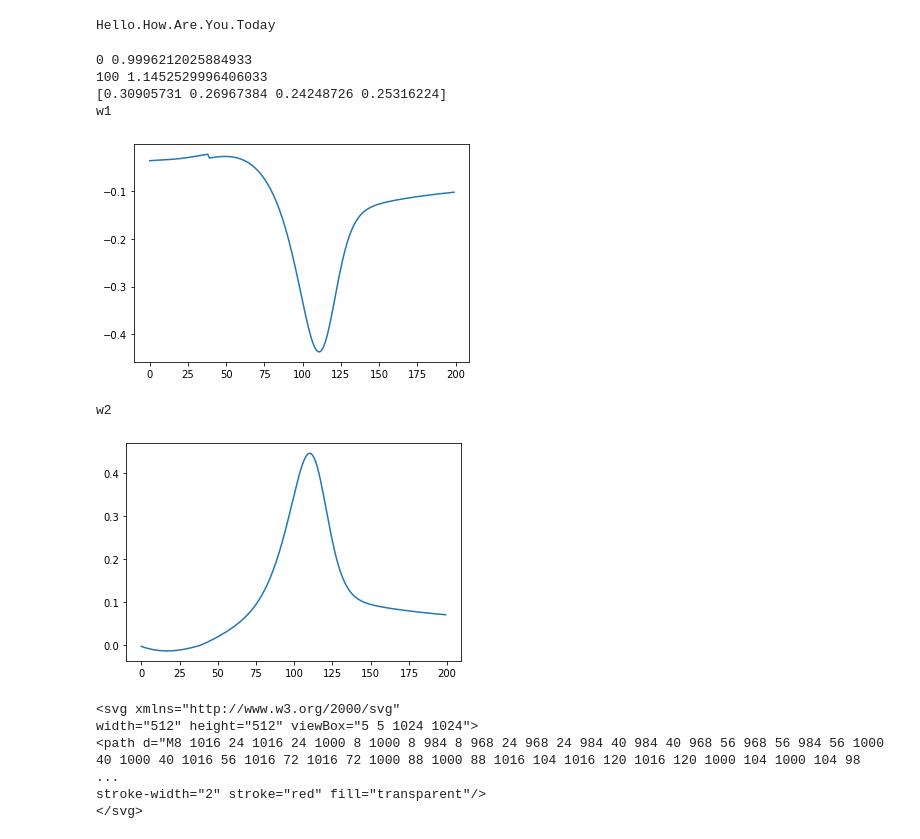
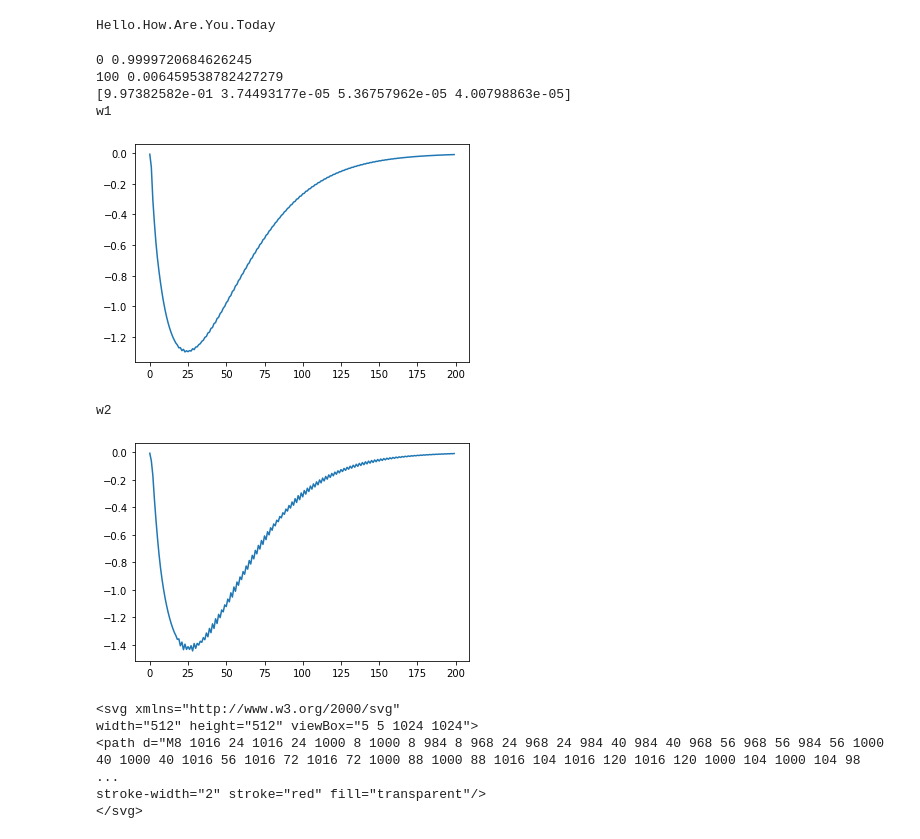
Before and after one commit to Unilmalas/TextAI, a Jupyter notebook: snippets32.ipynb, the cells around one changed output. Saved outputs shown, nothing was run; the diff lists cells and outputs as text; code cells hidden in the pictures.

```diff
--- a/snippets32.ipynb
+++ b/snippets32.ipynb
@@ -615,7 +615,7 @@ print ('.'.join(tokens))
 # %% [output]
 Hello.How.Are.You.Today
 # %%
-# simple NN iteration test
+# simple NN iteration test: weight development
 import numpy as np
 import matplotlib.pyplot as plt
 import random
@@ -652,54 +652,54 @@ for t in range(200):
     # Forward pass: compute predicted y
     h = np.dot(inpt, w1) + b1
     h_relu = np.maximum(h, 0)
-    y_pred = np.dot(h_relu, w2) + b2
+    #h_relu = softmax(h)
+    #y_pred = np.dot(h_relu, w2) + b2 # output
+    y_pred = np.dot(w2.T, h_relu) + b2 # output
 
     # Compute and print loss
     loss = np.square(y_pred - y).sum()
     if t % 100 == 0:
         print(t, loss)
 
     # Backprop to compute gradients of w1 and w2 with respect to loss
     grad_y_pred = (y_pred - y)
-    #print(grad_y_pred, y_pred, y)
-    grad_w2 = np.dot(grad_y_pred.T, h_relu).T # dw2 = (.) ReLu(h)
+    #print(h_relu, ' : ', grad_y_pred.T, ' : ', h_relu)
+    grad_w2 = np.dot(h_relu, np.ones_like(w2)) * grad_y_pred # dw2 = (.) ReLu(h)
     grad_b2 = grad_y_pred
     grad_h_relu = np.dot(grad_y_pred, w2.T) # dw1 = (.) w2 ReLu'(h) x
     grad_h = grad_h_relu.copy()
     grad_h[h < 0] = 0 # ReLU'
-    grad_w1 = np.dot(inpt.T, grad_h)
-    #print(np.shape(w2))
-    #print(np.shape(grad_y_pred))
+    grad_w1 = np.dot(inpt.T, np.ones_like(w1)) * grad_h
     grad_b1 = np.dot(w2, grad_y_pred.T)
 
     # Update weights
-    w1 -= learning_rate * grad_w1
-    w2 -= learning_rate * grad_w2
-    b1 -= learning_rate * grad_b1.T[0]
-    b2 -= learning_rate * grad_b2[0]
-    #for param, dparam, mem in zip([w1, w2, b1, b2], [grad_w1, grad_w2, grad_b1.T[0], grad_b2[0]], [mw1, mw2, mb1, mb2]):
-        #mem += dparam * dparam
-        #param += -learning_rate * dparam / np.sqrt(mem + 1e-8) # adagrad update
+    #w1 -= learning_rate * grad_w1
+    #w2 -= learning_rate * grad_w2
+    #b1 -= learning_rate * grad_b1.T[0]
+    #b2 -= learning_rate * grad_b2[0]
+    for param, dparam, mem in zip([w1, w2, b1, b2], [grad_w1, grad_w2, grad_b1.T[0], grad_b2[0]], [mw1, mw2, mb1, mb2]):
+        mem += dparam * dparam
+        param += -learning_rate * dparam / np.sqrt(mem + 1e-8) # adagrad update
 
     yw1.append(np.sum(grad_w1))
     yw2.append(np.sum(grad_w2))
 
 print(y_pred)
 x = range(len(yw1))
 print('w1')
 plt.plot(x, yw1)
 plt.show()
 print('w2')
 plt.plot(x, yw2)
 plt.show()
 # %% [output]
-0 0.9996212025884933
-100 1.1452529996406033
-[0.30905731 0.26967384 0.24248726 0.25316224]
+0 0.9999720684626245
+100 0.006459538782427279
+[9.97382582e-01 3.74493177e-05 5.36757962e-05 4.00798863e-05]
 w1
-[figure, old version]
+[figure, new version]
 w2
-[figure, old version]
+[figure, new version]
 # %%
 # Hilbert curve dithering
 from itertools import (chain, islice)
```
Also changed, not shown: parts of 7 cells of this notebook.
